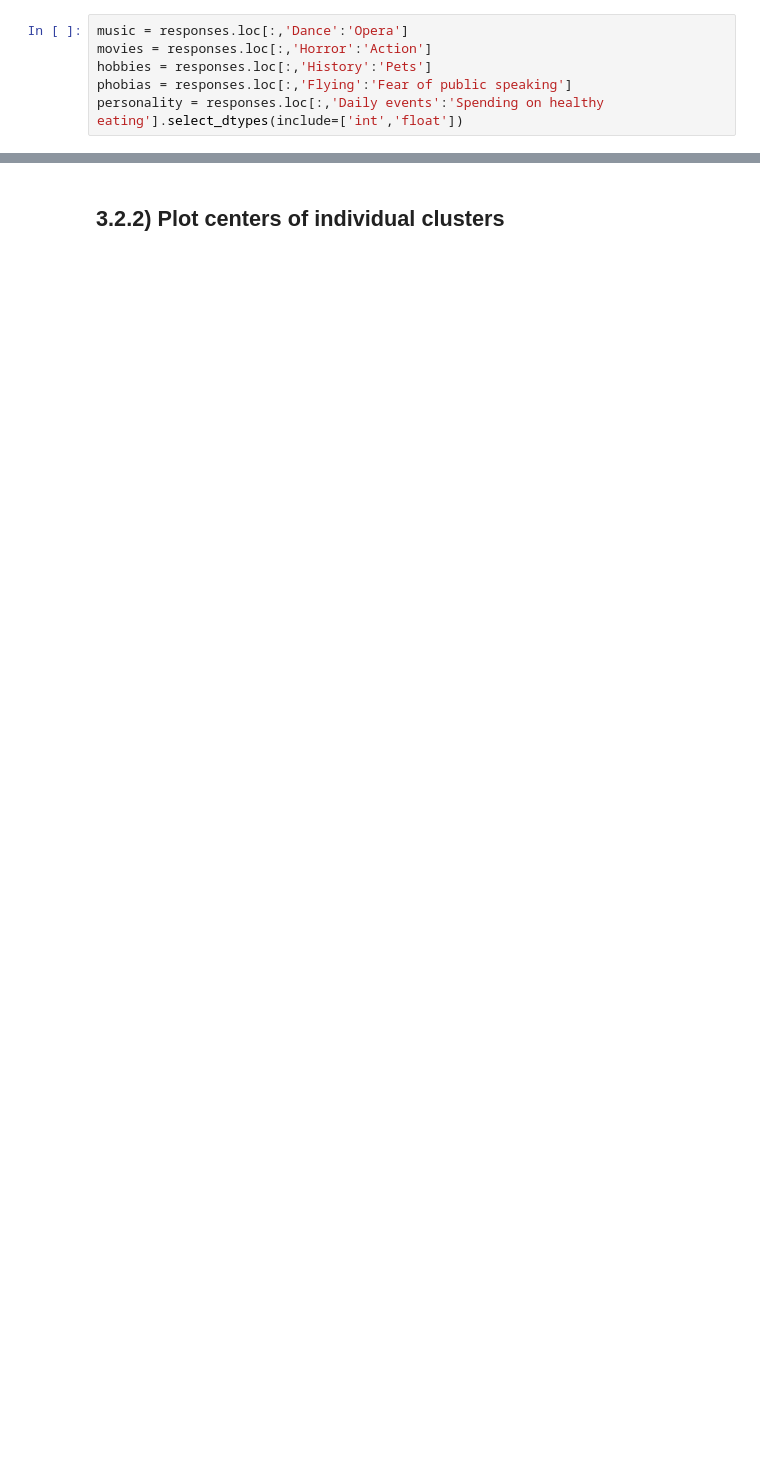
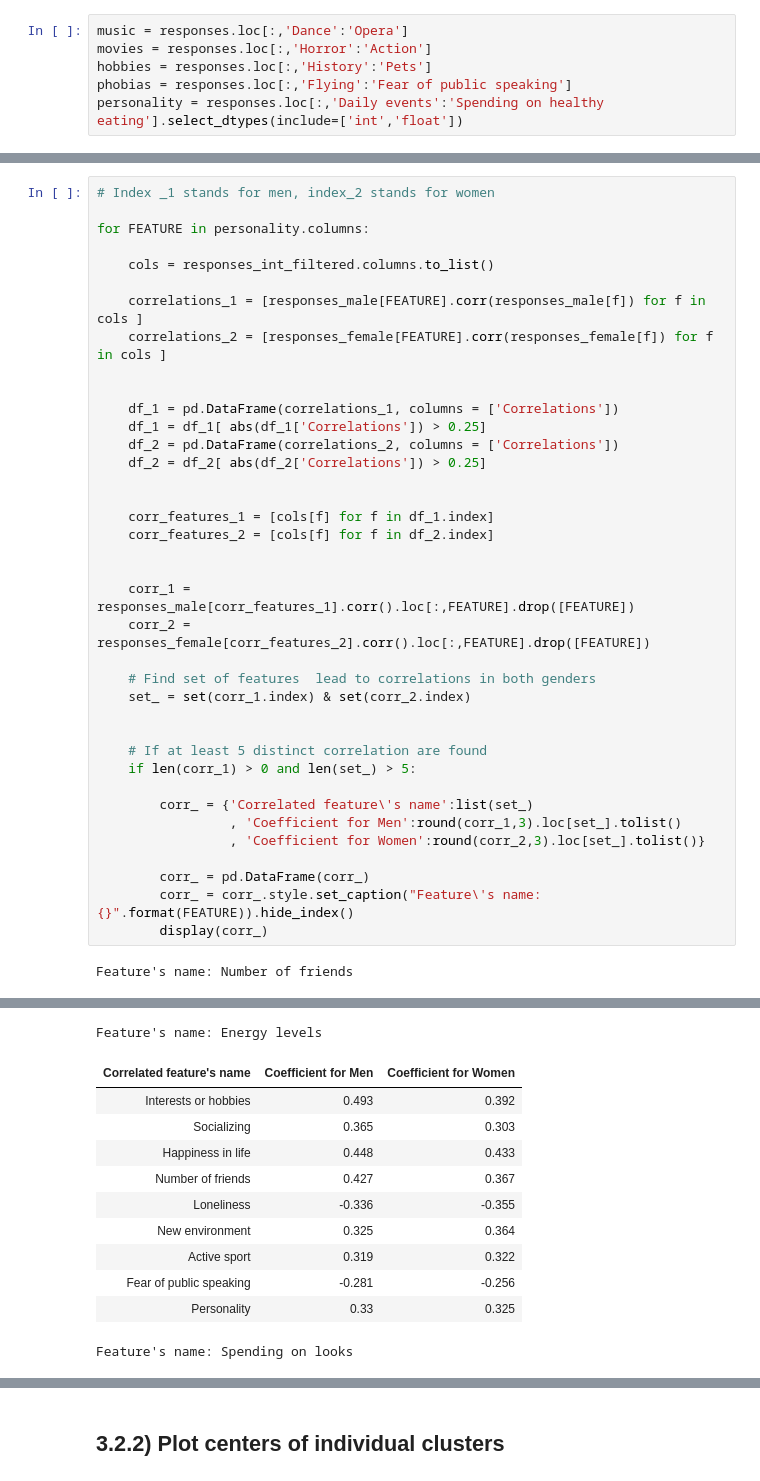
Before and after one commit to KrystianPlackowski/Young-People-Survey, a Jupyter notebook: main.ipynb, the cells around one changed output, grey strips where cells are left out. Drawn from its saved outputs; the diff is of its cells as text; blank space fills up the shorter version.

```diff
--- a/main.ipynb
+++ b/main.ipynb
@@ -269,0 +139,40 @@ model = KMeans(init='k-means++', n_clusters=noOfClusters, n_init=20).fit(data)
+# %%
+# Index _1 stands for men, index_2 stands for women
+
+for FEATURE in personality.columns:
+
+    cols = responses_int_filtered.columns.to_list()
+
+    correlations_1 = [responses_male[FEATURE].corr(responses_male[f]) for f in cols ]
+    correlations_2 = [responses_female[FEATURE].corr(responses_female[f]) for f in cols ]
+
+
+    df_1 = pd.DataFrame(correlations_1, columns = ['Correlations'])
+    df_1 = df_1[ abs(df_1['Correlations']) > 0.25]
+    df_2 = pd.DataFrame(correlations_2, columns = ['Correlations'])
+    df_2 = df_2[ abs(df_2['Correlations']) > 0.25]
+
+
+    corr_features_1 = [cols[f] for f in df_1.index]
+    corr_features_2 = [cols[f] for f in df_2.index]
+
+
+    corr_1 = responses_male[corr_features_1].corr().loc[:,FEATURE].drop([FEATURE])
+    corr_2 = responses_female[corr_features_2].corr().loc[:,FEATURE].drop([FEATURE])
+
+    # Find set of features  lead to correlations in both genders
+    set_ = set(corr_1.index) & set(corr_2.index)
+
+
+    # If at least 5 distinct correlation are found
+    if len(corr_1) > 0 and len(set_) > 5:
+
+        corr_ = {'Correlated feature\'s name':list(set_)
+                 , 'Coefficient for Men':round(corr_1,3).loc[set_].tolist()
+                 , 'Coefficient for Women':round(corr_2,3).loc[set_].tolist()}
+
+        corr_ = pd.DataFrame(corr_)
+        corr_ = corr_.style.set_caption("Feature\'s name: {}".format(FEATURE)).hide_index()
+        display(corr_)
+# %% [output]
+Feature's name: Number of friends
@@ -269,0 +187,12 @@ model = KMeans(init='k-means++', n_clusters=noOfClusters, n_init=20).fit(data)
+Feature's name: Energy levels
+| Correlated feature's name | Coefficient for Men | Coefficient for Women |
+| Interests or hobbies | 0.493 | 0.392 |
+| Socializing | 0.365 | 0.303 |
+| Happiness in life | 0.448 | 0.433 |
+| Number of friends | 0.427 | 0.367 |
+| Loneliness | -0.336 | -0.355 |
+| New environment | 0.325 | 0.364 |
+| Active sport | 0.319 | 0.322 |
+| Fear of public speaking | -0.281 | -0.256 |
+| Personality | 0.33 | 0.325 |
+Feature's name: Spending on looks
```
Also changed, not shown: parts of 74 cells of this notebook.
